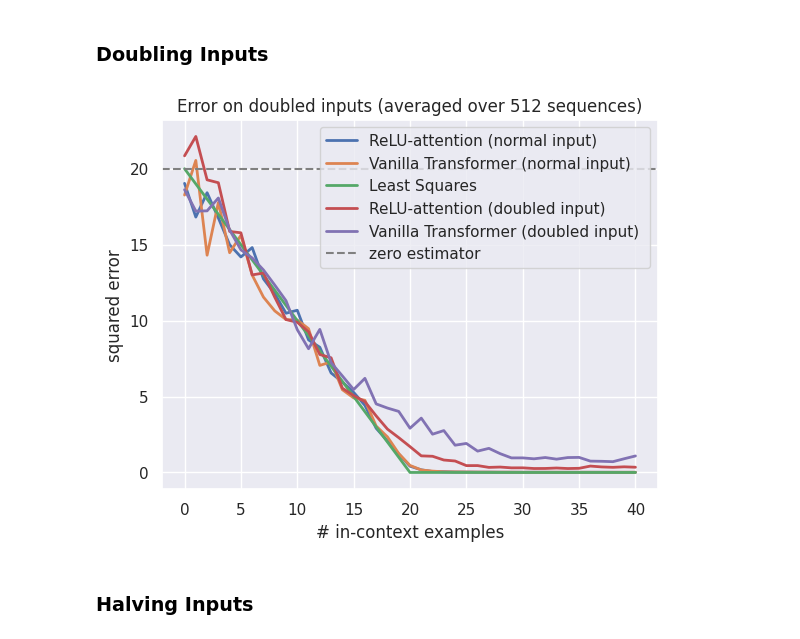
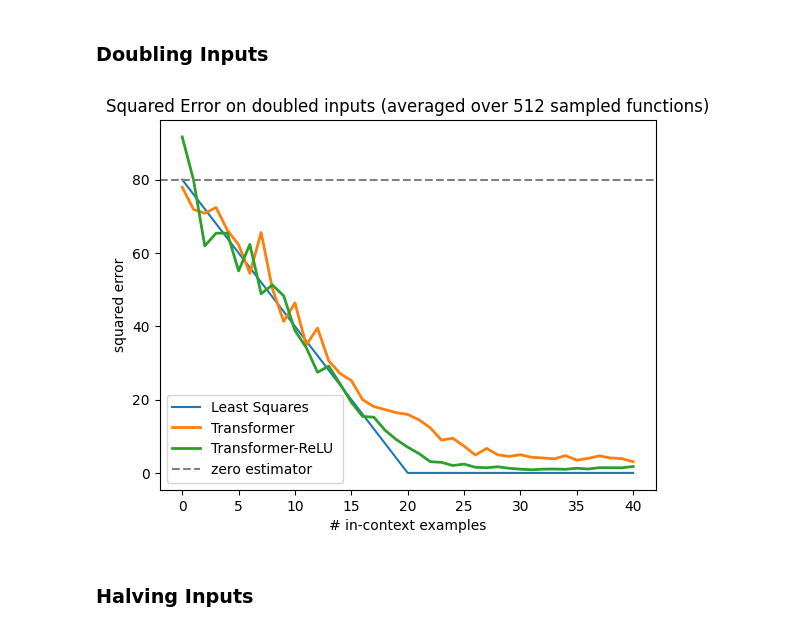
Before and after one commit to nelson-lojo/in-context-learning, a Jupyter notebook: src/eval.ipynb, the cells around one changed output. Drawn from its saved outputs; the diff is of its cells as text; code cells hidden in the pictures.

```diff
--- a/src/eval.ipynb
+++ b/src/eval.ipynb
@@ -200,13 +95,23 @@ vanil_losses_1x = get_loss_from_run("../models/linear_regression/pretrained", mu
-# %%
-plt.title("Error on doubled inputs (averaged over 512 sequences)")
-plot_models({
-    "ReLU-attention (normal input)": relu_losses_1x,
-    "Vanilla Transformer (normal input)" : vanil_losses_1x,
-    "Least Squares" : torch.ones(relu_losses_1x.shape) * least_sq_loss,
-    "ReLU-attention (doubled input)": relu_losses_2x,
-    "Vanilla Transformer (doubled input)" : vanil_losses_2x,
-}, baseline=20, no_std_dev=True)
-# %% [output]
-[figure, removed]
+# %%
+BATCH_SIZE = 512
+double = scale(2)
+
+plt.title(f"Squared Error on doubled inputs (averaged over {BATCH_SIZE} sampled functions)")
+
+if task in optimals.keys():
+    plt.plot(optimals[task]["error"] * double(1)**2, label=optimals[task]["label"])
+
+plot_model_errs(
+    {
+        row["model"] : get_err_from_run(
+            row["run_path"],
+            mutate_xs=double, mutate_bs=bs(BATCH_SIZE)
+        )
+        for _, row in models.iterrows()
+    },
+    baseline=20 * double(1)**2, no_std_dev=True
+)
+# %% [output]
+[figure, added]
 # %% [markdown]
 ### Halving Inputs
```
Also changed, not shown: parts of 50 cells of this notebook, 2 other files.
